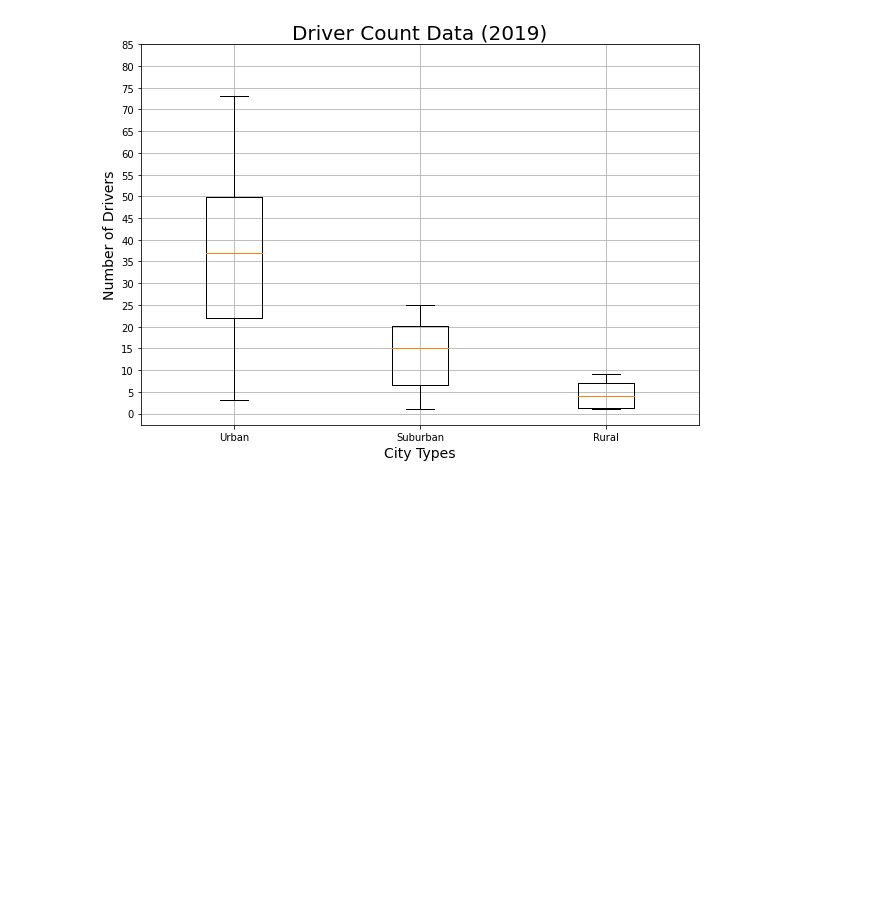
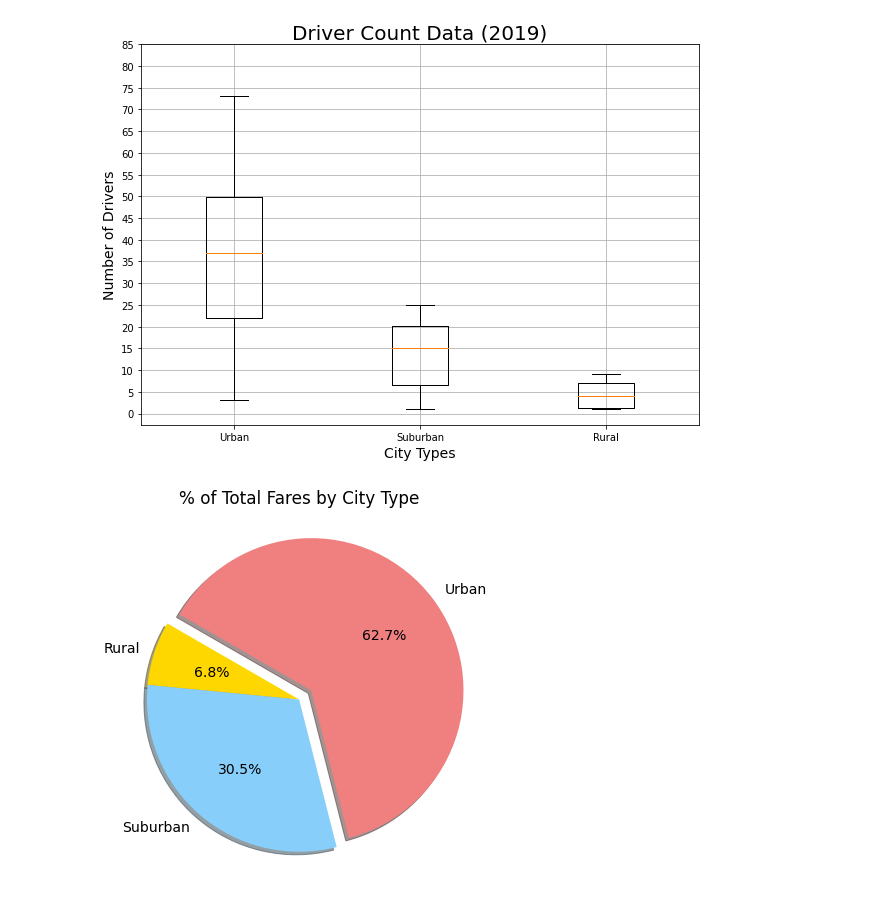
Before and after one commit to bayileyegnabate/05-matplotlib, a Jupyter notebook: pyber.ipynb, the cells around one changed output. Drawn from its saved outputs; the diff is of its cells as text; code cells hidden in the pictures; blank space fills up the shorter version.

Commit message:
included pie chart for total fares

```diff
--- a/pyber.ipynb
+++ b/pyber.ipynb
@@ -751,3 +752,23 @@ plt.savefig('analysis/fig4.png')
 plt.show();
 # %% [output]
 [figure]
+# %%
+# get % of fares by city type
+citytype_fares = round(pyber_data_df.groupby('type')['fare'].sum() / pyber_data_df['fare'].sum() * 100, 1)
+# %%
+# create a pie chart for percentage of fares
+colors = 'gold lightskyblue lightcoral'.split()
+fig, ax = plt.subplots(figsize=(10, 7))
+plt.pie(citytype_fares,
+        labels=list(citytype_fares.index),
+        colors=colors,
+        explode=[0, 0, 0.1],
+        autopct='%1.1f%%',
+        shadow=True,
+        startangle=150)
+ax.set_title('% of Total Fares by City Type')
+mpl.rcParams['font.size']=17
+plt.savefig('an')
+plt.show();
+# %% [output]
+[figure, added]
```
Also changed, not shown: parts of 1 cell of this notebook, 1 other file.
